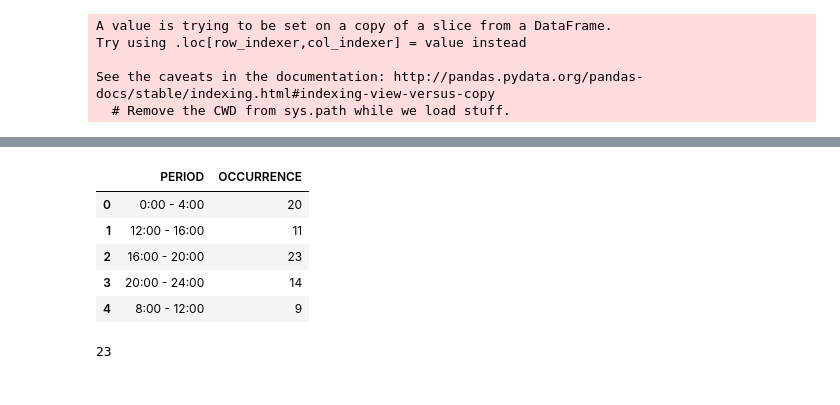
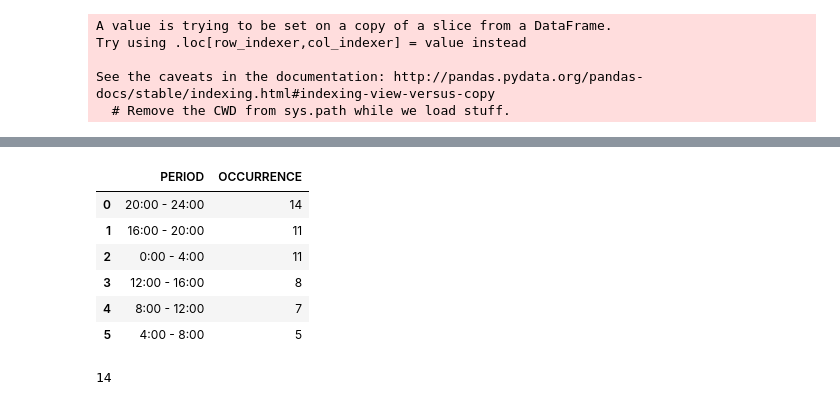
Before and after one commit to weipanchang/FUHSD, a Jupyter notebook: DataCleaning+EDA(Pandas cont.)-CLASSWORK-Copy1.ipynb, the cells around one changed output, grey strips where cells are left out. Saved outputs shown, nothing was run; the diff lists cells and outputs as text; code cells hidden in the pictures.

```diff
--- a/DataCleaning+EDA(Pandas cont.)-CLASSWORK-Copy1.ipynb
+++ b/DataCleaning+EDA(Pandas cont.)-CLASSWORK-Copy1.ipynb
@@ -718,3 +710,0 @@ df5.head()
-# %%
-df5 = df5.drop(df5.index[0])
-df5.head()
@@ -728,4 +711,4 @@ df5.head()
 # %%
-df6 = df3[df3.LOCATION.isin(df5[df5['OCCURRENCE'] == df5['OCCURRENCE'].max()]['LOCATION'])]
+df6 = df3[df3.LOCATION == df5.loc[3]['LOCATION']]
 len(df6.index)
 # %% [output]
@@ -745,5 +742,5 @@ df7.head()
 # %%
-df7[df7['OCCURRENCE'] == df7['OCCURRENCE'].max()]['DOW']
-df8 = df6[df6['D.O.W.'].isin(df7[df7['OCCURRENCE'] == df7['OCCURRENCE'].max()].DOW)]
+df7.loc[[0]]
+df8 = df6[df6['D.O.W.'] == df7.loc[0]['DOW']]
 len(df8.index)
 # %% [output]
@@ -798,22 +794,21 @@ df8.head()
 # %%
-df9 = df8.groupby(['PERIOD']).size().reset_index()
-df9.rename(columns={0:'OCCURRENCE'}, inplace=True)
-df9.head()
+#df7 = df6['D.O.W.'].value_counts().reset_index()
+df9 = df8['PERIOD'].value_counts().reset_index()
+df9.rename(columns={'index':'PERIOD', 'PERIOD':'OCCURRENCE'}, inplace=True)
+df9.head(8)
 # %% [output]
 |  | PERIOD | OCCURRENCE |
-| 0 | 0:00 - 4:00 | 20 |
-| 1 | 12:00 - 16:00 | 11 |
-| 2 | 16:00 - 20:00 | 23 |
-| 3 | 20:00 - 24:00 | 14 |
-| 4 | 8:00 - 12:00 | 9 |
+| 0 | 20:00 - 24:00 | 14 |
+| 1 | 16:00 - 20:00 | 11 |
+| 2 | 0:00 - 4:00 | 11 |
+| 3 | 12:00 - 16:00 | 8 |
+| 4 | 8:00 - 12:00 | 7 |
+| 5 | 4:00 - 8:00 | 5 |
-# %%
-df9[df9['OCCURRENCE'] == df9['OCCURRENCE'].max()]['OCCURRENCE']
-#df7[df7['OCCURRENCE'] == df7['OCCURRENCE'].max()]['DOW']
-#df8 = df6[df6['D.O.W.'].isin(df7[df7['OCCURRENCE'] == df7['OCCURRENCE'].max()].DOW)]
-df10 = df8[df8['PERIOD'].isin(df9[df9['OCCURRENCE'] == df9['OCCURRENCE'].max()].PERIOD)]
-len(df10.index)
-# %% [output]
-23
+# %%
+df10 = df8[df8['PERIOD'] == df9.loc[0]['PERIOD']]
+len(df10.index)
+# %% [output]
+14
 # %%
 df10.head()
 # %% [output]
```
Also changed, not shown: parts of 15 cells of this notebook, 1 other file.
